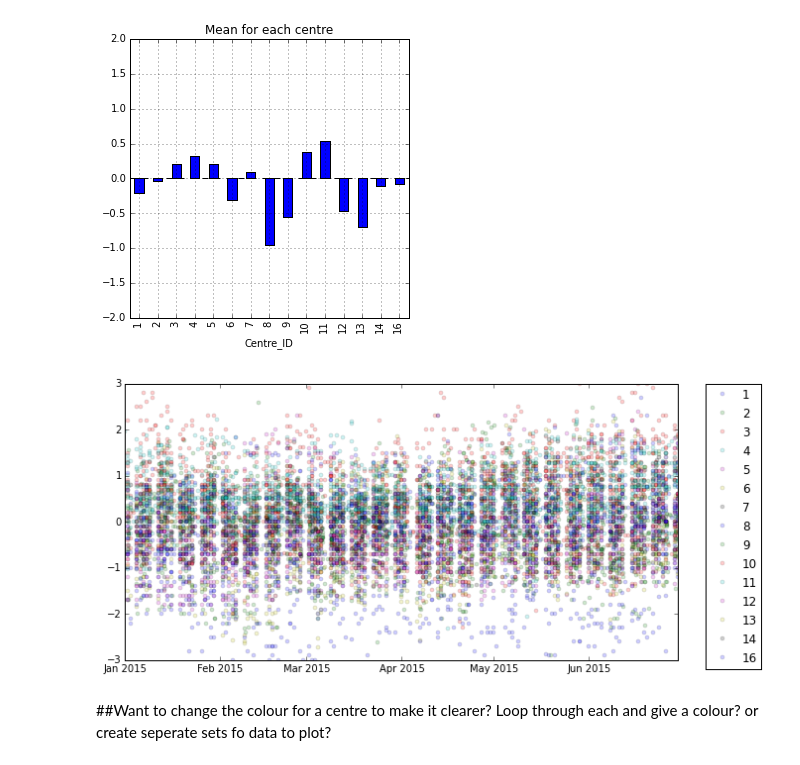
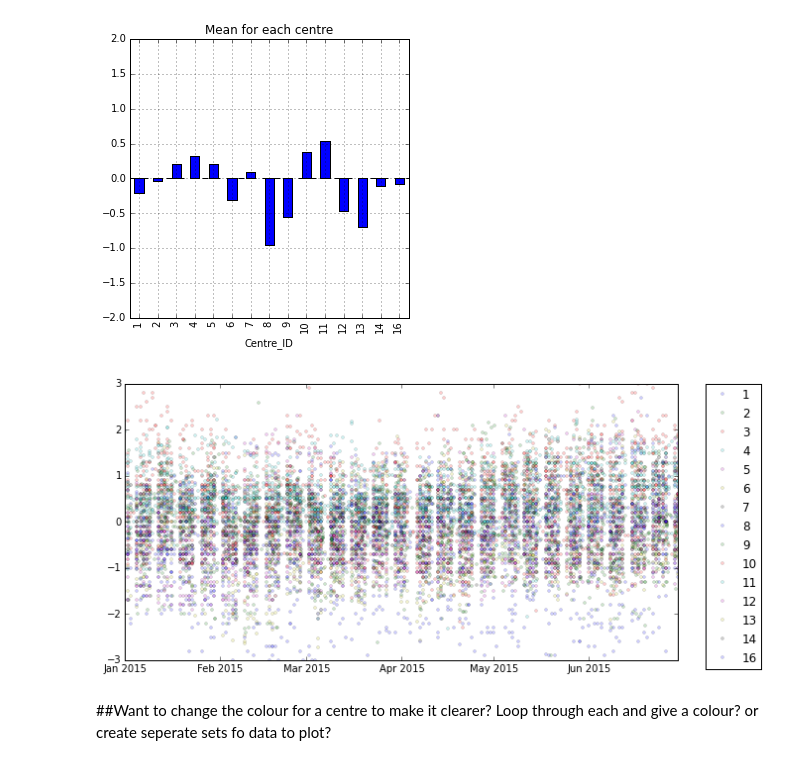
Before and after one commit to mbolt01/InitialCode, a Jupyter notebook: OP Data Plots.ipynb, the cells around one changed output. Cells and saved outputs as stored; diff of their text form; code cells hidden in the pictures.

```diff
--- a/OP Data Plots.ipynb
+++ b/OP Data Plots.ipynb
@@ -193,35 +193,35 @@ pylab.rcParams['figure.figsize'] = 10, 5 # change size of figures
 
 #print(max(m['Centre_ID']))
 #m.values
 #mark_colors = np.array(m['Centre_ID'])
 #print(mark_colors)
 
 #x=np.arange(1,m['OP_Dif'].count()+1)
 x=m['Date']
 y=m['OP_Dif']
 
 ##This just plots all as the same colour
 #plt.plot_date(x, y, alpha=0.4, color='b')
 #yerr=(m['OPError']*m['OPRatio'])/100
 
 ##The below plots each centre as a different colour
 df = pd.DataFrame(dict(x=m['Date'],y=m['OP_Dif'],label=m['Centre_ID']))
 
 groups = df.groupby('label')
 
 fig, ax = plt.subplots()
 for name, group in groups:
-    ax.plot_date(group.x,group.y,label=name, alpha=0.2, ms=4)
+    ax.plot_date(group.x,group.y,label=name, alpha=0.2, ms=3)
 #ax.legend(loc='best')
 ax.legend(bbox_to_anchor=(1.05, 1), loc=2, borderaxespad=0., numpoints=1)
 plt.ylim(-3,3)
 #plt.show()
 
 ysd=m['SD_Prev100']
 
 #plt.savefig('OPs/All_date_scatter_group_by_centre.png', bbox_inches='tight', dpi=300)
 # %% [output]
-[figure, old version]
+[figure, new version]
 # %% [markdown]
 ##Want to change the colour for a centre to make it clearer? Loop through each and give a colour? or create seperate sets fo data to plot?
 # %% [markdown]
```
